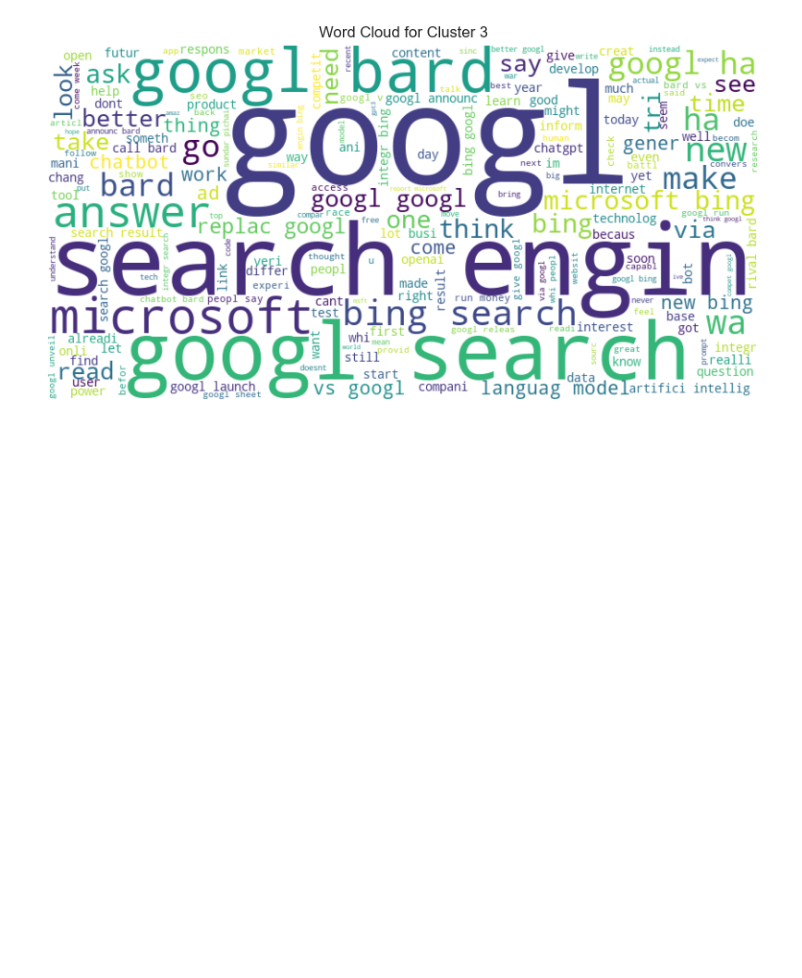
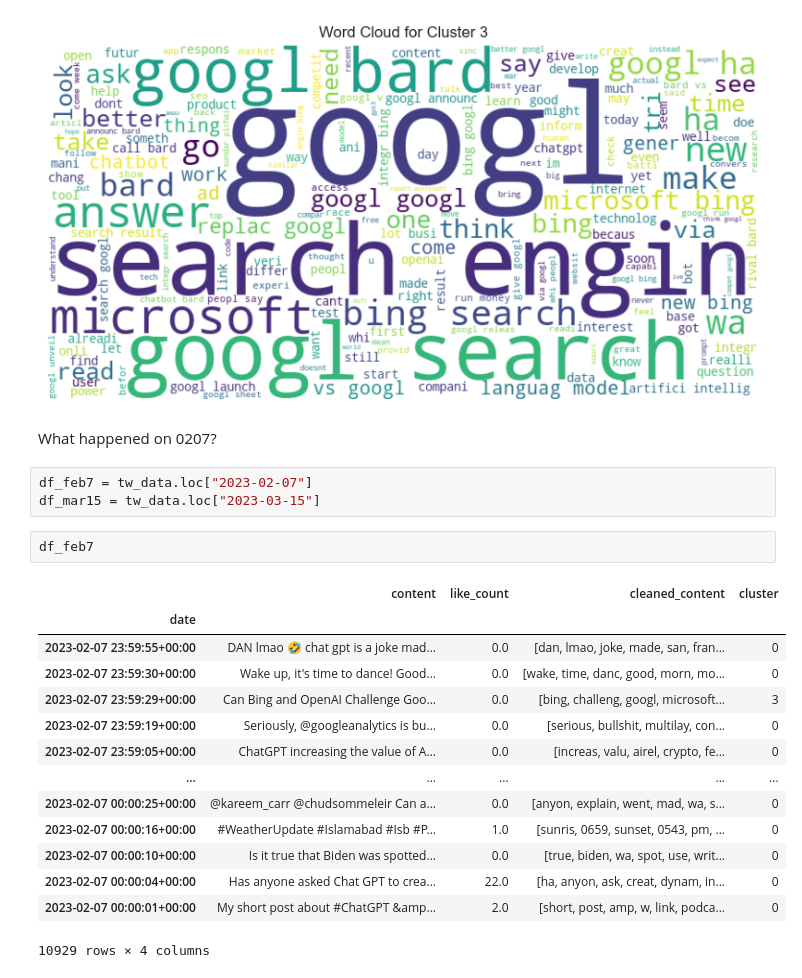
Before and after one commit to phuonganhdangamy/JSC270_HW4_2025_G17, a Jupyter notebook: part2_new.ipynb, the cells around one changed output. Cells and saved outputs as stored; diff of their text form; blank space fills up the shorter version.

```diff
--- a/part2_new.ipynb
+++ b/part2_new.ipynb
@@ -597,3 +597,25 @@ plot_wordcloud(cluster_texts, 2) # Change cluster_id to visualize other clusters
 plot_wordcloud(cluster_texts, 3)
 # %% [output]
 [figure]
+# %% [markdown]
+What happened on 0207?
+# %%
+df_feb7 = tw_data.loc["2023-02-07"]
+df_mar15 = tw_data.loc["2023-03-15"]
+# %%
+df_feb7
+# %% [output]
+|  | content | like_count | cleaned_content | cluster |
+| date |  |  |  |  |
+| 2023-02-07 23:59:55+00:00 | DAN lmao 🤣 chat gpt is a joke mad... | 0.0 | [dan, lmao, joke, made, san, fran... | 0 |
+| 2023-02-07 23:59:30+00:00 | Wake up, it's time to dance! Good... | 0.0 | [wake, time, danc, good, morn, mo... | 0 |
+| 2023-02-07 23:59:29+00:00 | Can Bing and OpenAI Challenge Goo... | 0.0 | [bing, challeng, googl, microsoft... | 3 |
+| 2023-02-07 23:59:19+00:00 | Seriously, @googleanalytics is bu... | 0.0 | [serious, bullshit, multilay, con... | 0 |
+| 2023-02-07 23:59:05+00:00 | ChatGPT increasing the value of A... | 0.0 | [increas, valu, airel, crypto, fe... | 0 |
+| ... | ... | ... | ... | ... |
+| 2023-02-07 00:00:25+00:00 | @kareem_carr @chudsommeleir Can a... | 0.0 | [anyon, explain, went, mad, wa, s... | 0 |
+| 2023-02-07 00:00:16+00:00 | #WeatherUpdate #Islamabad #Isb #P... | 1.0 | [sunris, 0659, sunset, 0543, pm, ... | 0 |
+| 2023-02-07 00:00:10+00:00 | Is it true that Biden was spotted... | 0.0 | [true, biden, wa, spot, use, writ... | 0 |
+| 2023-02-07 00:00:04+00:00 | Has anyone asked Chat GPT to crea... | 22.0 | [ha, anyon, ask, creat, dynam, in... | 0 |
+| 2023-02-07 00:00:01+00:00 | My short post about #ChatGPT &amp... | 2.0 | [short, post, amp, w, link, podca... | 0 |
+10929 rows × 4 columns
```
Also changed, not shown: parts of 5 cells of this notebook.
